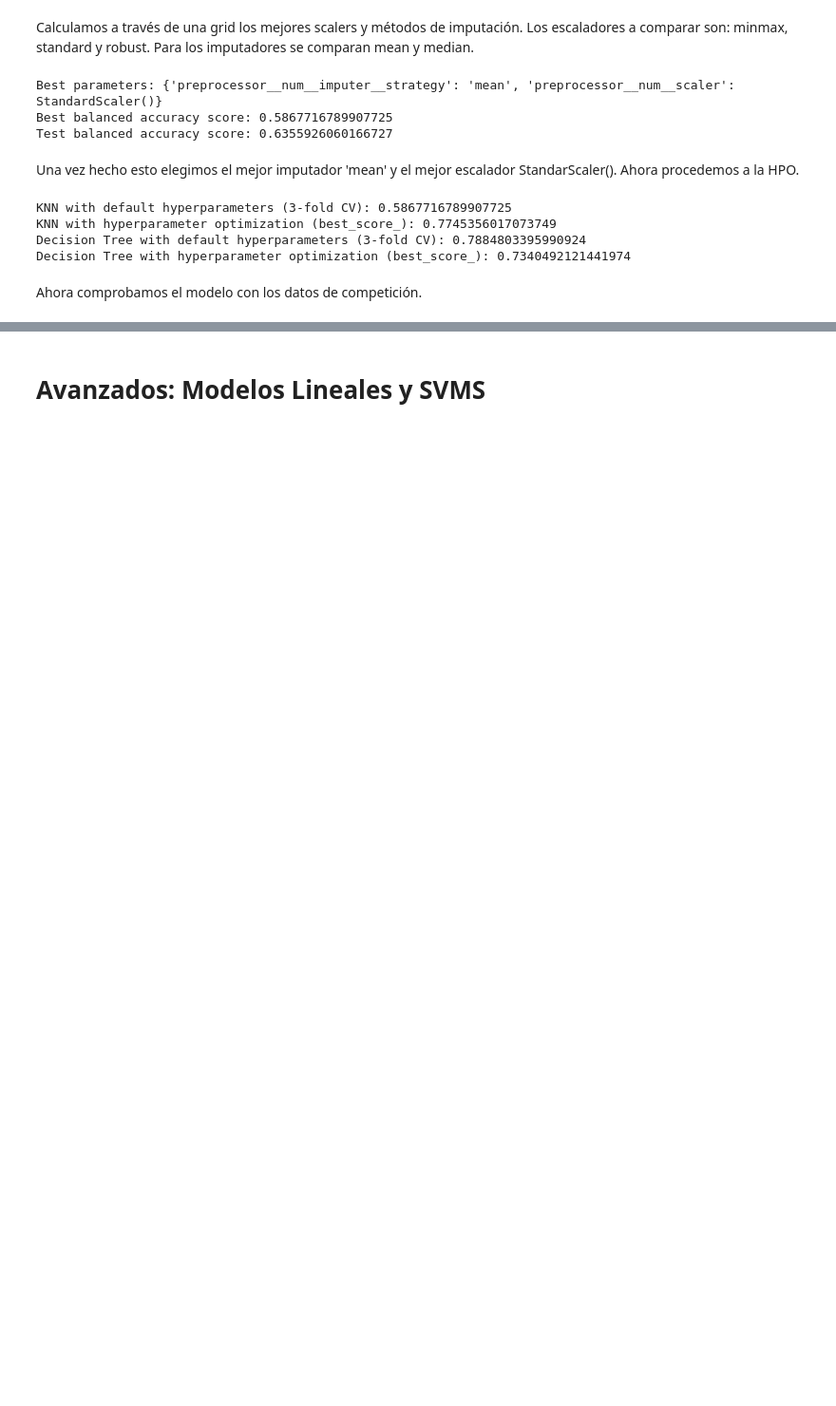
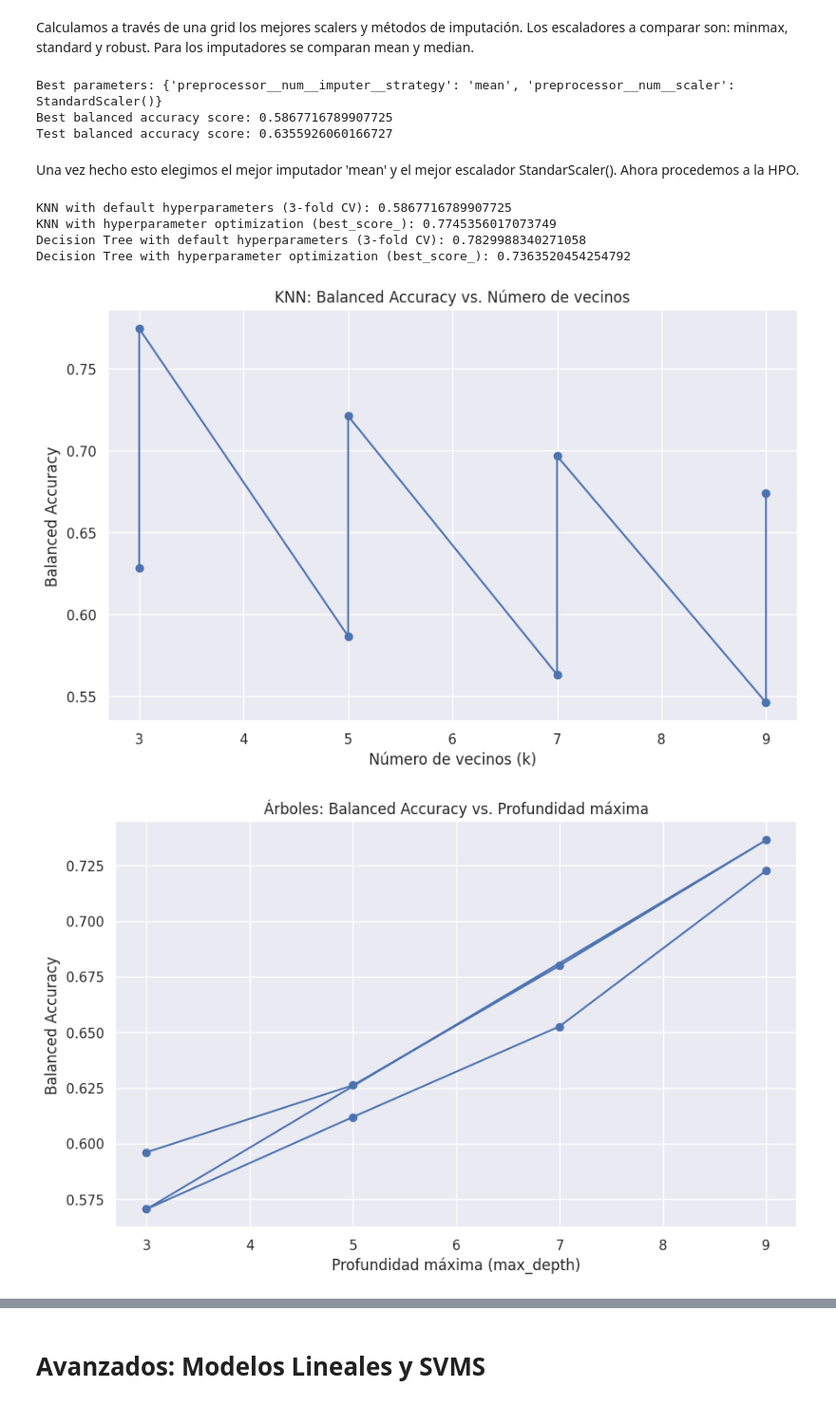
Before and after one commit to Guillermo100472109/Aprendizaje-Automatico, a Jupyter notebook: Entrega.ipynb, the cells around one changed output, grey strips where cells are left out. Shown at 95% size. Drawn from its saved outputs; the diff is of its cells as text; code cells hidden in the pictures; blank space fills up the shorter version.

```diff
--- a/Entrega.ipynb
+++ b/Entrega.ipynb
@@ -335,10 +363,17 @@ from sklearn.neighbors import KNeighborsClassifier
 from sklearn.metrics import accuracy_score, balanced_accuracy_score
 
 # Assuming 'df' is your original DataFrame
-# Define your features, EXCLUDING 'Attrition'
-numeric_features = ['hrs', 'absences', 'JobInvolvement', 'PerformanceRating', 'EnvironmentSatisfaction', 'JobSatisfaction', 'WorkLifeBalance', 'Age', 'DistanceFromHome', 'Education', 'JobLevel', 'MonthlyIncome', 'NumCompaniesWorked', 'PercentSalaryHike', 'StockOptionLevel', 'TotalWorkingYears', 'TrainingTimesLastYear', 'YearsAtCompany', 'YearsSinceLastPromotion', 'YearsWithCurrManager']
-categorical_features = ['BusinessTravel', 'Department', 'EducationField', 'JobRole', 'MaritalStatus']  # Removed 'Attrition'
-
+# Enumeramos las columnas por tipos para el pipeline
+numeric_features = ['hrs', 'absences', 'JobInvolvement', 'PerformanceRating',
+                    'EnvironmentSatisfaction', 'JobSatisfaction',
+                    'WorkLifeBalance', 'Age', 'DistanceFromHome', 'Education',
+                    'JobLevel', 'MonthlyIncome', 'NumCompaniesWorked',
+                    'PercentSalaryHike', 'StockOptionLevel',
+                    'TotalWorkingYears', 'TrainingTimesLastYear',
+                    'YearsAtCompany', 'YearsSinceLastPromotion',
+                    'YearsWithCurrManager']
+categorical_features = ['BusinessTravel', 'Department', 'EducationField',
+                        'JobRole', 'MaritalStatus']
 # Separate into train/test
 X = df.drop(['Attrition'], axis=1) # X should not contain the target variable
 y = df['Attrition']
@@ -386,24 +421,6 @@ Test balanced accuracy score: 0.6355926060166727
 # %% [markdown]
 Una vez hecho esto elegimos el mejor imputador 'mean' y el mejor escalador StandarScaler(). Ahora procedemos a la HPO.
 # %%
-import pandas as pd
-import numpy as np
-from sklearn.model_selection import train_test_split, GridSearchCV, StratifiedKFold, cross_val_score # Import cross_val_score
-from sklearn.preprocessing import StandardScaler, MinMaxScaler, RobustScaler
-from sklearn.impute import SimpleImputer
-from sklearn.pipeline import Pipeline
-from sklearn.compose import ColumnTransformer
-from sklearn.neighbors import KNeighborsClassifier
-from sklearn.tree import DecisionTreeClassifier
-from sklearn.metrics import accuracy_score, balanced_accuracy_score
-
-# Assuming 'df' is your original DataFrame and you have identified the best scaler and imputer
-# For example, let's assume the best scaler is StandardScaler and the best imputer is SimpleImputer(strategy='mean')
-
-# Define your features, EXCLUDING 'Attrition'
-numeric_features = ['hrs', 'absences', 'JobInvolvement', 'PerformanceRating', 'EnvironmentSatisfaction', 'JobSatisfaction', 'WorkLifeBalance', 'Age', 'DistanceFromHome', 'Education', 'JobLevel', 'MonthlyIncome', 'NumCompaniesWorked', 'PercentSalaryHike', 'StockOptionLevel', 'TotalWorkingYears', 'TrainingTimesLastYear', 'YearsAtCompany', 'YearsSinceLastPromotion', 'YearsWithCurrManager']
-categorical_features = ['BusinessTravel', 'Department', 'EducationField', 'JobRole', 'MaritalStatus']  # Removed 'Attrition'
-
 # Separate into train/test
 X = df.drop(['Attrition'], axis=1) # X should not contain the target variable
 y = df['Attrition']
@@ -445,34 +462,63 @@ tree_pipeline = Pipeline([
     ('preprocessor', ColumnTransformer(
         transformers=[
             ('num', Pipeline([
                 ('imputer', SimpleImputer(strategy='mean')),  # Use the best imputer
                 ('scaler', StandardScaler())  # Use the best scaler
             ]), numeric_features),
             ('cat', Pipeline([
                 ('encoder', OneHotEncoder(handle_unknown="ignore"))
             ]), categorical_features)
         ])),
     ('tree', DecisionTreeClassifier())
 ])
 
 tree_scores = cross_val_score(tree_pipeline, X_train, y_train, cv=cv, scoring='balanced_accuracy')
 print("Decision Tree with default hyperparameters (3-fold CV):", tree_scores.mean())
 
 
 # 4. Decision Tree with hyperparameter optimization and best_score_ (3 inner folds)
 param_grid_tree = {
     'tree__max_depth': [3, 5, 7, 9],  # Example hyperparameters to tune
     'tree__criterion': ['gini', 'entropy']
 }
 
 inner_cv = StratifiedKFold(n_splits=3, shuffle=True, random_state=42)  # Inner CV for HPO
 grid_search_tree = GridSearchCV(tree_pipeline, param_grid_tree, cv=inner_cv, scoring='balanced_accuracy')
 grid_search_tree.fit(X_train, y_train)
 print("Decision Tree with hyperparameter optimization (best_score_):", grid_search_tree.best_score_)
+
+# GRAFICAS COMPARATIVAS DE HPO DE KNN Y ARBOLES
+
+# Extraer resultados de la búsqueda de hiperparámetros
+results = pd.DataFrame(grid_search_knn.cv_results_)
+k_values = results['param_knn__n_neighbors']
+scores = results['mean_test_score']
+
+# Crear el gráfico
+plt.figure(figsize=(10, 6))
+plt.plot(k_values, scores, marker='o')
+plt.title('KNN: Balanced Accuracy vs. Número de vecinos')
+plt.xlabel('Número de vecinos (k)')
+plt.ylabel('Balanced Accuracy')
+plt.grid(True)
+plt.show()
+
+# Para árboles de decisión
+tree_results = pd.DataFrame(grid_search_tree.cv_results_)
+depths = tree_results['param_tree__max_depth']
+tree_scores = tree_results['mean_test_score']
+
+plt.figure(figsize=(10, 6))
+plt.plot(depths, tree_scores, marker='o')
+plt.title('Árboles: Balanced Accuracy vs. Profundidad máxima')
+plt.xlabel('Profundidad máxima (max_depth)')
+plt.ylabel('Balanced Accuracy')
+plt.grid(True)
+plt.show()
 # %% [output]
 KNN with default hyperparameters (3-fold CV): 0.5867716789907725
 KNN with hyperparameter optimization (best_score_): 0.7745356017073749
-Decision Tree with default hyperparameters (3-fold CV): 0.7884803395990924
-Decision Tree with hyperparameter optimization (best_score_): 0.7340492121441974
+Decision Tree with default hyperparameters (3-fold CV): 0.7829988340271058
+Decision Tree with hyperparameter optimization (best_score_): 0.7363520454254792
+[figure, added]
+[figure, added]
-# %% [markdown]
-Ahora comprobamos el modelo con los datos de competición.
```
Also changed, not shown: parts of 22 cells of this notebook.
